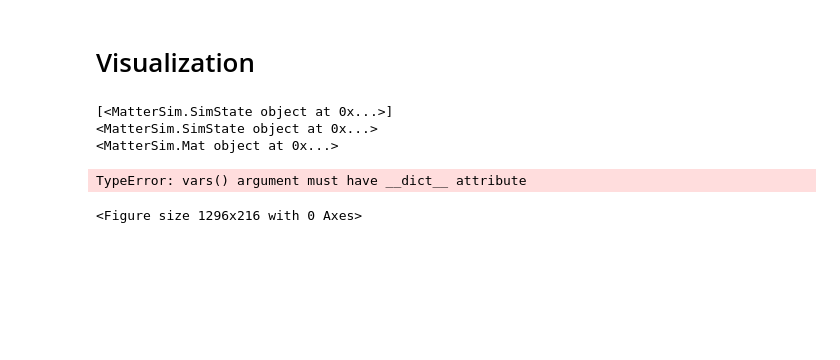
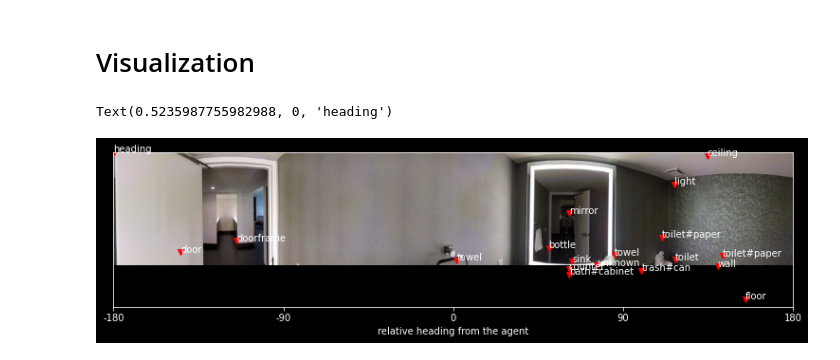
Before and after one commit to cacosandon/360-visualization, a Jupyter notebook: trajectory_visualization_v2.ipynb, the cells around one changed output. Saved outputs shown, nothing was run; the diff lists cells and outputs as text; code cells hidden in the pictures; blank space fills up the shorter version.

Commit message:
Updated simulator visualization

```diff
--- a/trajectory_visualization_v2.ipynb
+++ b/trajectory_visualization_v2.ipynb
@@ -99,12 +99,8 @@ def visualize_panorama_img(scan, viewpoint, heading, elevation):
     for n_angle, angle in enumerate(range(-175, 180, 10)):
         sim.newEpisode([scan], [viewpoint], [heading + np.radians(angle)], [elevation])
         state = sim.getState()
-        print(state)
-        print(state[0])
-        print(state[0].rgb)
-        print(vars(state[0].rgb))
-        print(state[0].rgb[0])
         im = state[0].rgb
+        im = np.array(im)
         pano_img[:, WIDTH*n_angle:WIDTH*(n_angle+1), :] = im[..., ::-1]
     return pano_img
 
@@ -146,39 +142,38 @@ objects.head()
 # Visualization
 # %%
 plt.close('all')
-heading = np.pi/2
+viewpoint_heading = np.pi / 6
 # for n, (viewpoint, heading, elevation) in enumerate(trajectory['trajectory']):
 plt.figure(figsize=(18, 3))
-im = visualize_panorama_img(scan, viewpoint, heading, 0)
+im = visualize_panorama_img(scan, viewpoint, viewpoint_heading, 0)
 plt.imshow(im)
 plt.xticks(np.linspace(0, im.shape[1] - 1, 5), [-180, -90, 0, 90, 180])
 plt.xlabel('relative heading from the agent')
 plt.yticks([], [])
 
-x0, y0 = heading, 0
+x0, y0 = viewpoint_heading, 0
 for obj in objects.itertuples():
     heading, elevation = float(obj.heading), float(obj.elevation)
     category = obj.category_mapping_name
 
     heading -= x0
     while heading > np.pi:
         heading -= 2 * np.pi
+    while heading < -np.pi:
+        heading += 2 * np.pi
 
     first_coord = (heading / (2 * np.pi) + 0.5) * im.shape[1]
 
-    print(heading / (2 * np.pi), first_coord, im.shape)
+    # print(heading / (2 * np.pi), first_coord, im.shape)
 
     # second_coord = im.shape[1] * (1 + elevation / (np.pi / 4)) - y0
-    second_coord = (1 - elevation / (np.pi) - 0.5) * im.shape[0]
+    second_coord = (1 - elevation / (np.pi / 2) - 0.5) * im.shape[0]
 
     plt.plot(first_coord, second_coord, color='red', marker='v', linewidth=3)
     plt.annotate(category, (first_coord, second_coord))
 
 plt.plot(x0, y0, color='red', marker='v', linewidth=3)
-plt.annotate(category, (x0, y0))
+plt.annotate('heading', (x0, y0))
 # %% [output]
-[<MatterSim.SimState object at 0x...>]
-<MatterSim.SimState object at 0x...>
-<MatterSim.Mat object at 0x...>
+Text(0.5235987755982988, 0, 'heading')
-TypeError: vars() argument must have __dict__ attribute
-<Figure size 1296x216 with 0 Axes>
+[figure, added]
```
